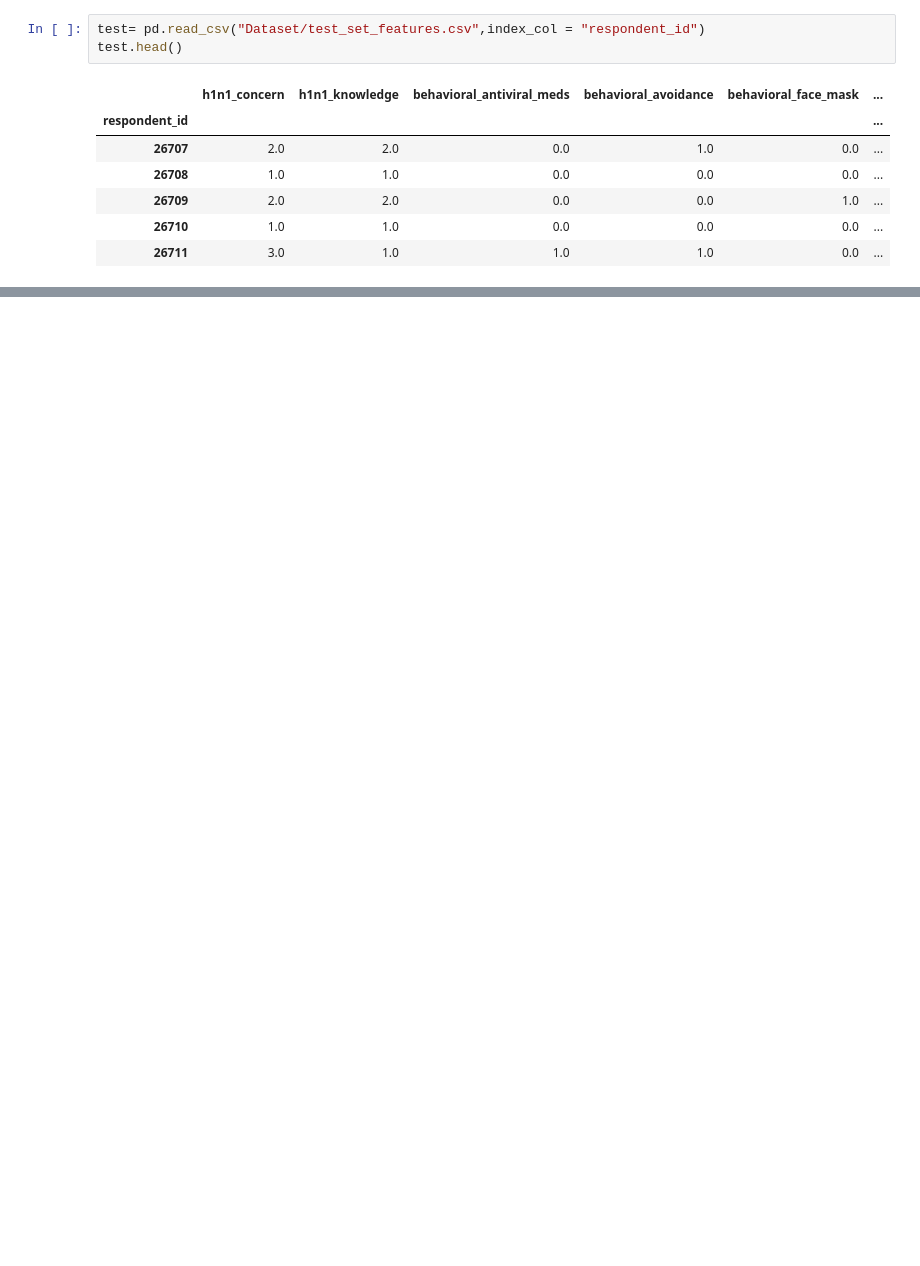
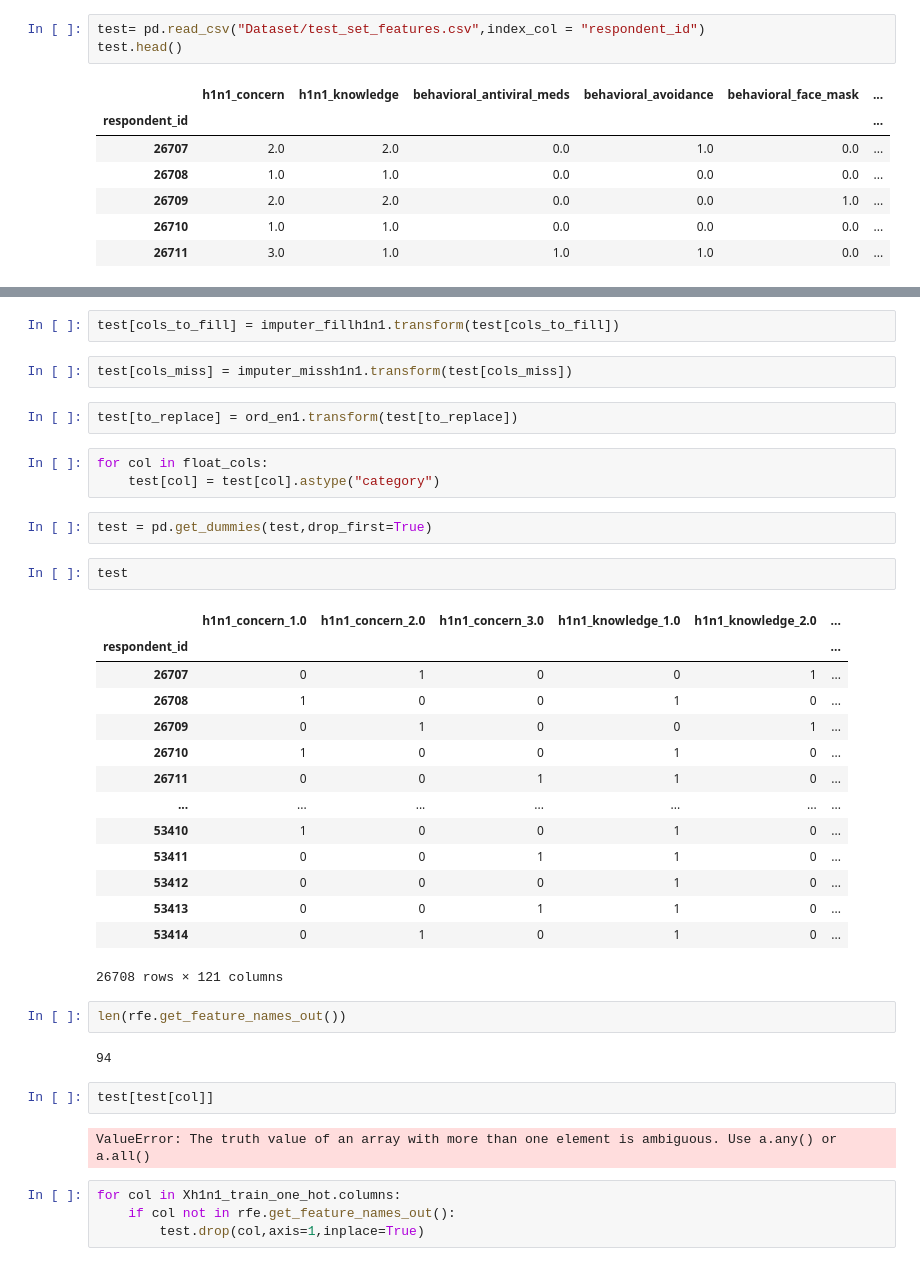
Before and after one commit to ngili/Predicting-H1N1-and-Seasonal-Flu-Vaccinations, a Jupyter notebook: analysis.ipynb, the cells around one changed output, grey strips where cells are left out. Saved outputs shown, nothing was run; the diff lists cells and outputs as text; blank space fills up the shorter version.

```diff
--- a/analysis.ipynb
+++ b/analysis.ipynb
@@ -1238,0 +1242,40 @@ evaluation(gb_tuned,Xh1n1_train_rfe,y_resamp,Xh1n1_test_rfe,yh1n1_test)
+# %%
+test[cols_to_fill] = imputer_fillh1n1.transform(test[cols_to_fill])
+# %%
+test[cols_miss] = imputer_missh1n1.transform(test[cols_miss])
+# %%
+test[to_replace] = ord_en1.transform(test[to_replace])
+# %%
+for col in float_cols:
+    test[col] = test[col].astype("category")
+# %%
+test = pd.get_dummies(test,drop_first=True)
+# %%
+test
+# %% [output]
+|  | h1n1_concern_1.0 | h1n1_concern_2.0 | h1n1_concern_3.0 | h1n1_knowledge_1.0 | h1n1_knowledge_2.0 | ... |
+| respondent_id |  |  |  |  |  | ... |
+| 26707 | 0 | 1 | 0 | 0 | 1 | ... |
+| 26708 | 1 | 0 | 0 | 1 | 0 | ... |
+| 26709 | 0 | 1 | 0 | 0 | 1 | ... |
+| 26710 | 1 | 0 | 0 | 1 | 0 | ... |
+| 26711 | 0 | 0 | 1 | 1 | 0 | ... |
+| ... | ... | ... | ... | ... | ... | ... |
+| 53410 | 1 | 0 | 0 | 1 | 0 | ... |
+| 53411 | 0 | 0 | 1 | 1 | 0 | ... |
+| 53412 | 0 | 0 | 0 | 1 | 0 | ... |
+| 53413 | 0 | 0 | 1 | 1 | 0 | ... |
+| 53414 | 0 | 1 | 0 | 1 | 0 | ... |
+26708 rows × 121 columns
+# %%
+len(rfe.get_feature_names_out())
+# %% [output]
+94
+# %%
+test[test[col]]
+# %% [output]
+ValueError: The truth value of an array with more than one element is ambiguous. Use a.any() or a.all()
+# %%
+for col in Xh1n1_train_one_hot.columns:
+    if col not in rfe.get_feature_names_out():
+        test.drop(col,axis=1,inplace=True)
```
Also changed, not shown: parts of 20 cells of this notebook.
